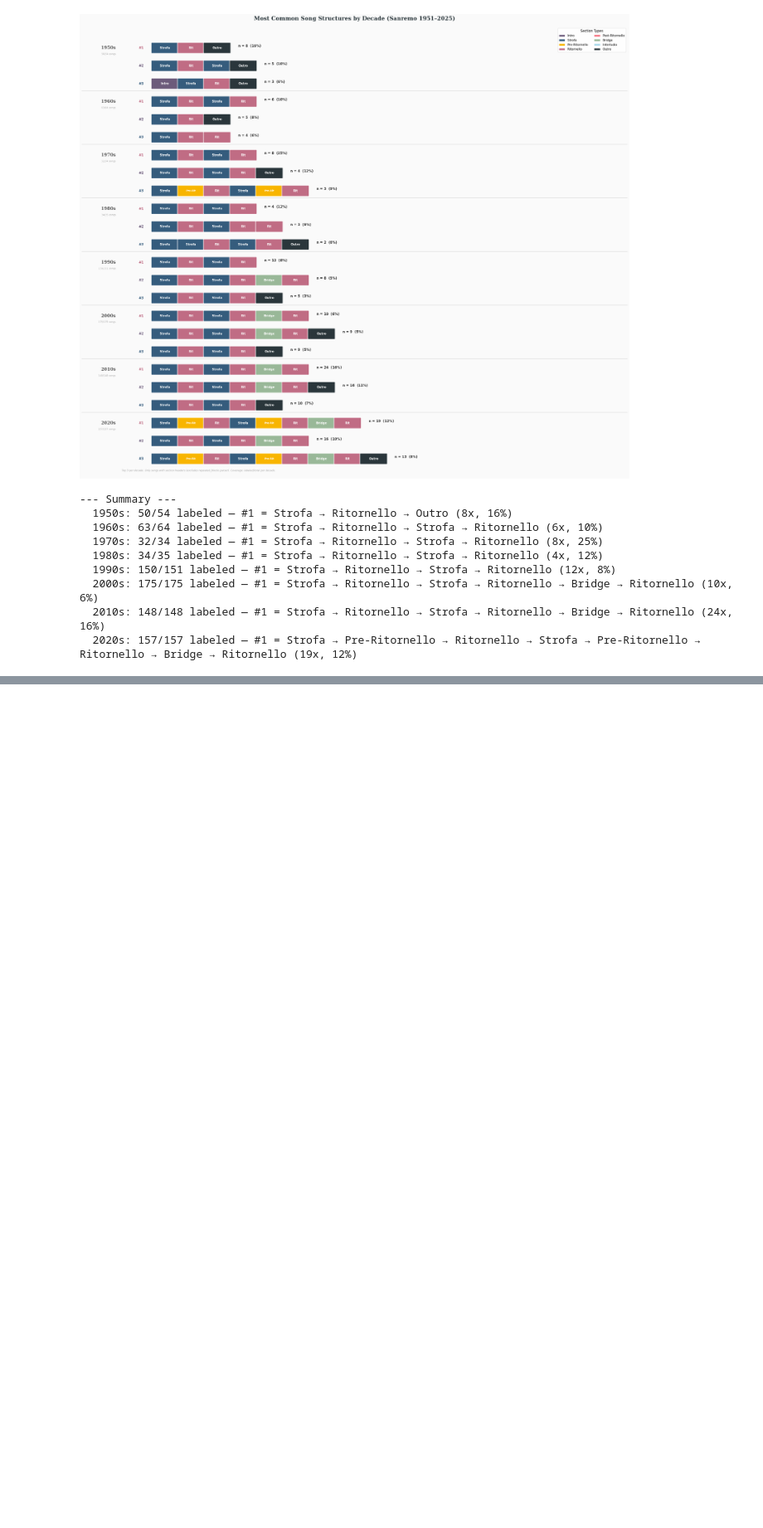
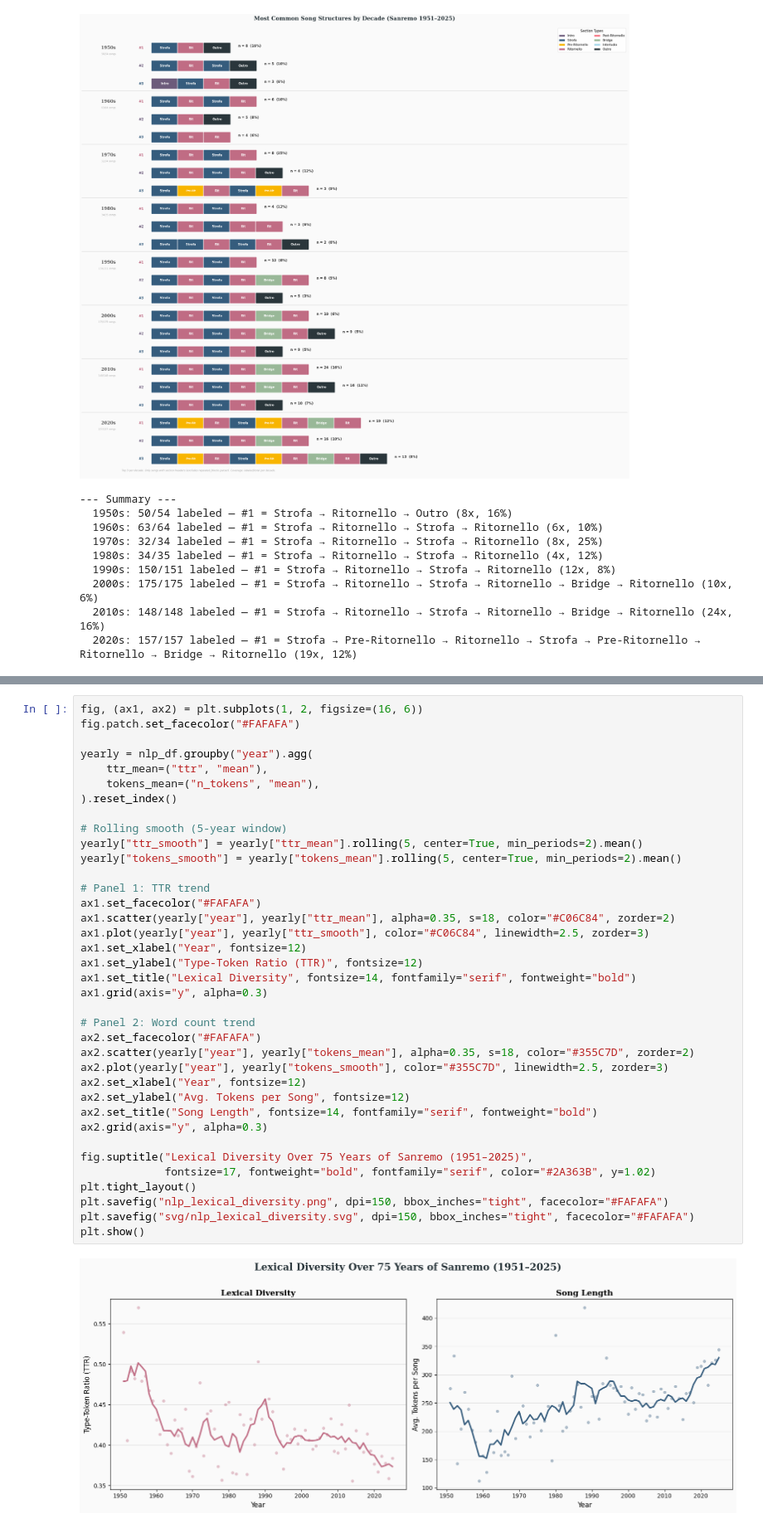
Before and after one commit to sarapaolella/sanremo_project, a Jupyter notebook: analysis.ipynb, the cells around one changed output, grey strips where cells are left out. Shown at 83% size. Drawn from its saved outputs; the diff is of its cells as text; blank space fills up the shorter version.

```diff
--- a/analysis.ipynb
+++ b/analysis.ipynb
@@ -647,0 +729,39 @@ for d in sorted(decade_structs):
+# %%
+fig, (ax1, ax2) = plt.subplots(1, 2, figsize=(16, 6))
+fig.patch.set_facecolor("#FAFAFA")
+
+yearly = nlp_df.groupby("year").agg(
+    ttr_mean=("ttr", "mean"),
+    tokens_mean=("n_tokens", "mean"),
+).reset_index()
+
+# Rolling smooth (5-year window)
+yearly["ttr_smooth"] = yearly["ttr_mean"].rolling(5, center=True, min_periods=2).mean()
+yearly["tokens_smooth"] = yearly["tokens_mean"].rolling(5, center=True, min_periods=2).mean()
+
+# Panel 1: TTR trend
+ax1.set_facecolor("#FAFAFA")
+ax1.scatter(yearly["year"], yearly["ttr_mean"], alpha=0.35, s=18, color="#C06C84", zorder=2)
+ax1.plot(yearly["year"], yearly["ttr_smooth"], color="#C06C84", linewidth=2.5, zorder=3)
+ax1.set_xlabel("Year", fontsize=12)
+ax1.set_ylabel("Type-Token Ratio (TTR)", fontsize=12)
+ax1.set_title("Lexical Diversity", fontsize=14, fontfamily="serif", fontweight="bold")
+ax1.grid(axis="y", alpha=0.3)
+
+# Panel 2: Word count trend
+ax2.set_facecolor("#FAFAFA")
+ax2.scatter(yearly["year"], yearly["tokens_mean"], alpha=0.35, s=18, color="#355C7D", zorder=2)
+ax2.plot(yearly["year"], yearly["tokens_smooth"], color="#355C7D", linewidth=2.5, zorder=3)
+ax2.set_xlabel("Year", fontsize=12)
+ax2.set_ylabel("Avg. Tokens per Song", fontsize=12)
+ax2.set_title("Song Length", fontsize=14, fontfamily="serif", fontweight="bold")
+ax2.grid(axis="y", alpha=0.3)
+
+fig.suptitle("Lexical Diversity Over 75 Years of Sanremo (1951–2025)",
+             fontsize=17, fontweight="bold", fontfamily="serif", color="#2A363B", y=1.02)
+plt.tight_layout()
+plt.savefig("nlp_lexical_diversity.png", dpi=150, bbox_inches="tight", facecolor="#FAFAFA")
+plt.savefig("svg/nlp_lexical_diversity.svg", dpi=150, bbox_inches="tight", facecolor="#FAFAFA")
+plt.show()
+# %% [output]
+[figure, added]
```
Also changed, not shown: parts of 10 cells of this notebook, 16 other files.
